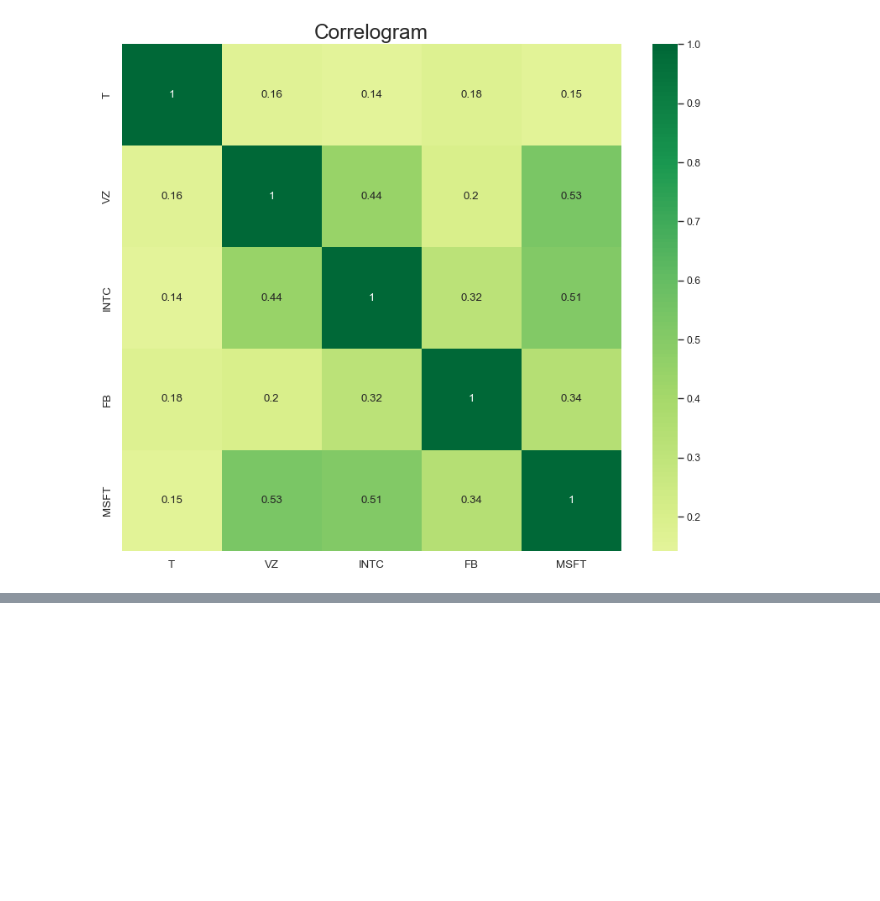
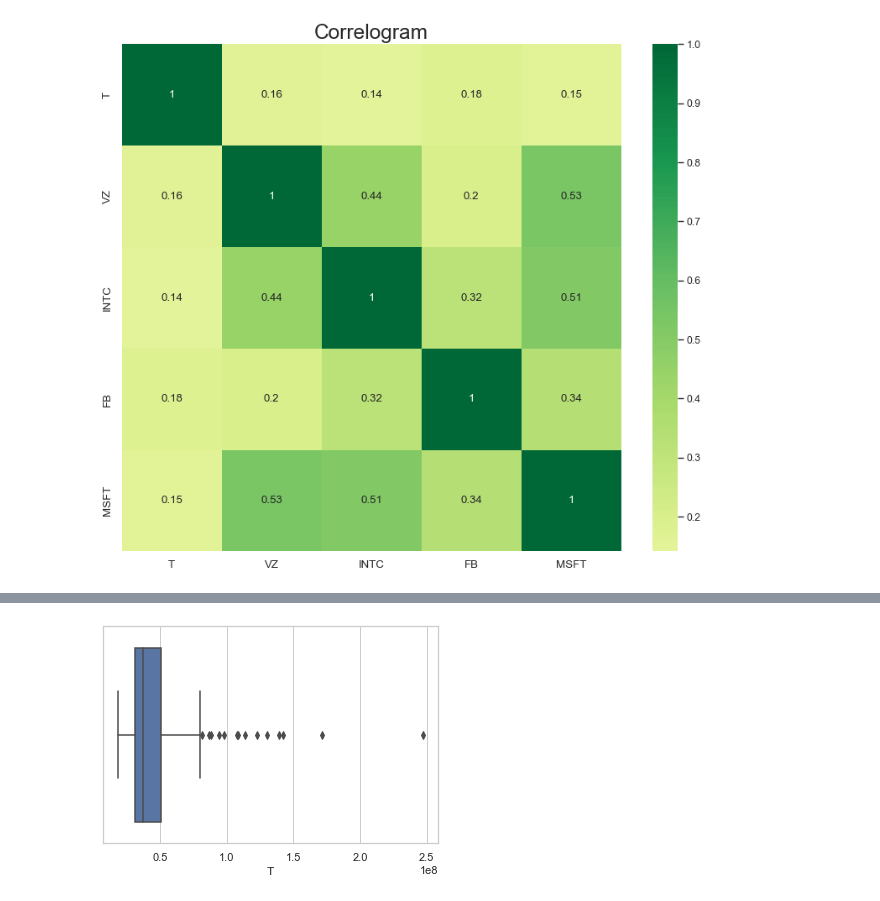
Before and after one commit to MikeSable/DS-HOMEWORK3-stock-prices-correlation, a Jupyter notebook: stocksinfo.ipynb, the cells around one changed output, grey strips where cells are left out. Cells and saved outputs as stored; diff of their text form; code cells hidden in the pictures; blank space fills up the shorter version.

```diff
--- a/stocksinfo.ipynb
+++ b/stocksinfo.ipynb
@@ -152,0 +181,5 @@ plt.show()
+# %%
+sns.set_theme(style="whitegrid")
+ax = sns.boxplot(x=df['T'])
+# %% [output]
+[figure, added]
```
Also changed, not shown: parts of 5 cells of this notebook.
